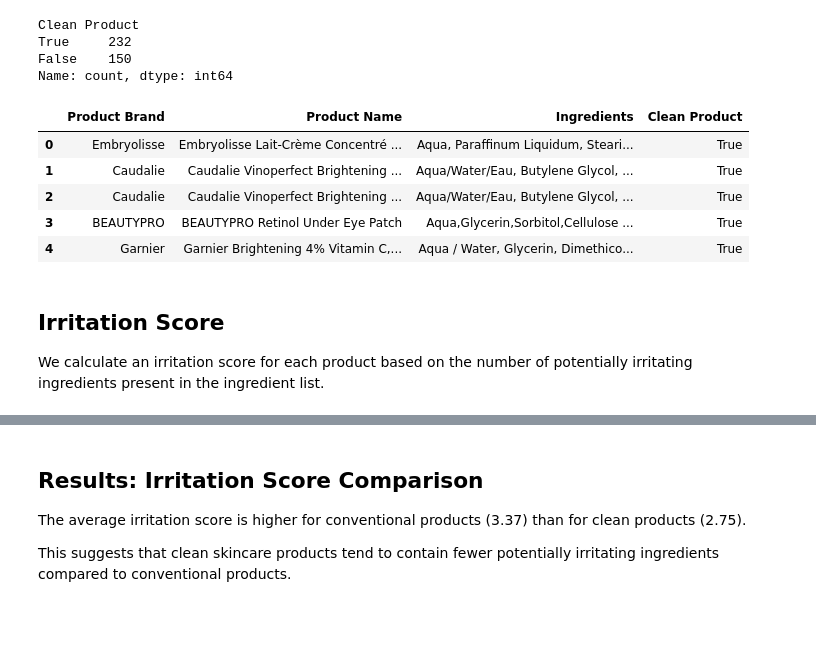
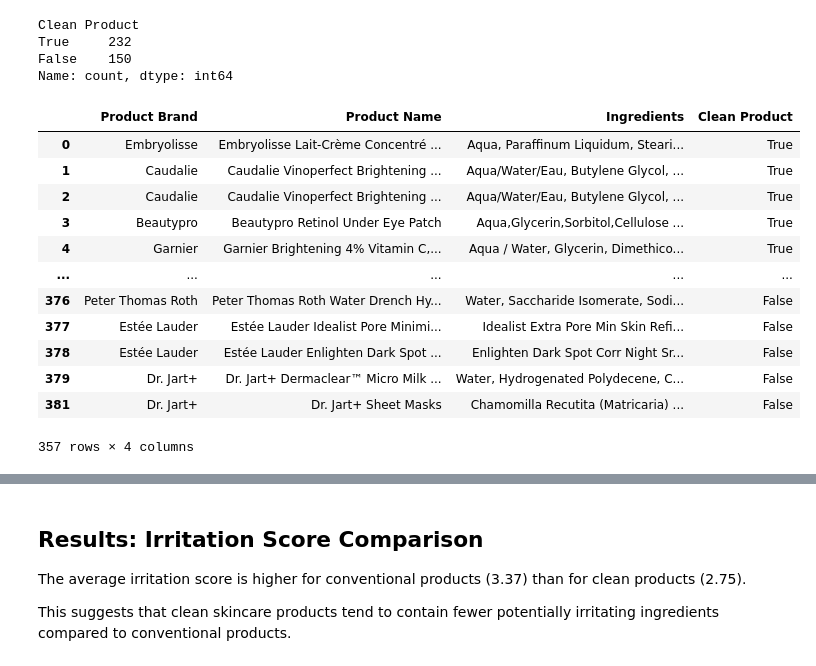
Before and after one commit to lgrefenstein/week-3-project-skincare, a Jupyter notebook: notebooks/final_analysis.ipynb, the cells around one changed output, grey strips where cells are left out. Drawn from its saved outputs; the diff is of its cells as text; code cells hidden in the pictures; blank space fills up the shorter version.

```diff
--- a/notebooks/final_analysis.ipynb
+++ b/notebooks/final_analysis.ipynb
@@ -129,16 +129,3 @@ Clean Product
 True     232
 False    150
 Name: count, dtype: int64
-# %%
-df.head()
-# %% [output]
-|  | Product Brand | Product Name | Ingredients | Clean Product |
-| 0 | Embryolisse | Embryolisse Lait-Crème Concentré ... | Aqua, Paraffinum Liquidum, Steari... | True |
-| 1 | Caudalie | Caudalie Vinoperfect Brightening ... | Aqua/Water/Eau, Butylene Glycol, ... | True |
-| 2 | Caudalie | Caudalie Vinoperfect Brightening ... | Aqua/Water/Eau, Butylene Glycol, ... | True |
-| 3 | BEAUTYPRO | BEAUTYPRO Retinol Under Eye Patch | Aqua,Glycerin,Sorbitol,Cellulose ... | True |
-| 4 | Garnier | Garnier Brightening 4% Vitamin C,... | Aqua / Water, Glycerin, Dimethico... | True |
-# %% [markdown]
-## Irritation Score
-
-We calculate an irritation score for each product based on the number of potentially irritating ingredients present in the ingredient list.
@@ -148,0 +132,24 @@ df_irritants["ingredient"] = df_irritants["ingredient"].str.lower()
+# %%
+#Convert the text in the columns in title format
+text_cols = ["Product Brand", 'Product Name', 'Ingredients']
+for col in text_cols:
+    df[col] = df[col].str.strip().str.title()
+
+#Drop invidual rows
+df = df.drop([241, 245, 254, 258, 265, 272, 281, 286, 304, 300, 308, 314, 322, 326, 338, 340, 342, 343, 345, 349, 350, 352, 353, 354, 380])
+
+df
+# %% [output]
+|  | Product Brand | Product Name | Ingredients | Clean Product |
+| 0 | Embryolisse | Embryolisse Lait-Crème Concentré ... | Aqua, Paraffinum Liquidum, Steari... | True |
+| 1 | Caudalie | Caudalie Vinoperfect Brightening ... | Aqua/Water/Eau, Butylene Glycol, ... | True |
+| 2 | Caudalie | Caudalie Vinoperfect Brightening ... | Aqua/Water/Eau, Butylene Glycol, ... | True |
+| 3 | Beautypro | Beautypro Retinol Under Eye Patch | Aqua,Glycerin,Sorbitol,Cellulose ... | True |
+| 4 | Garnier | Garnier Brightening 4% Vitamin C,... | Aqua / Water, Glycerin, Dimethico... | True |
+| ... | ... | ... | ... | ... |
+| 376 | Peter Thomas Roth | Peter Thomas Roth Water Drench Hy... | Water, Saccharide Isomerate, Sodi... | False |
+| 377 | Estée Lauder | Estée Lauder Idealist Pore Minimi... | Idealist Extra Pore Min Skin Refi... | False |
+| 378 | Estée Lauder | Estée Lauder Enlighten Dark Spot ... | Enlighten Dark Spot Corr Night Sr... | False |
+| 379 | Dr. Jart+ | Dr. Jart+ Dermaclear™ Micro Milk ... | Water, Hydrogenated Polydecene, C... | False |
+| 381 | Dr. Jart+ | Dr. Jart+ Sheet Masks | Chamomilla Recutita (Matricaria) ... | False |
+357 rows × 4 columns
```
Also changed, not shown: parts of 26 cells of this notebook, 5 other files.
